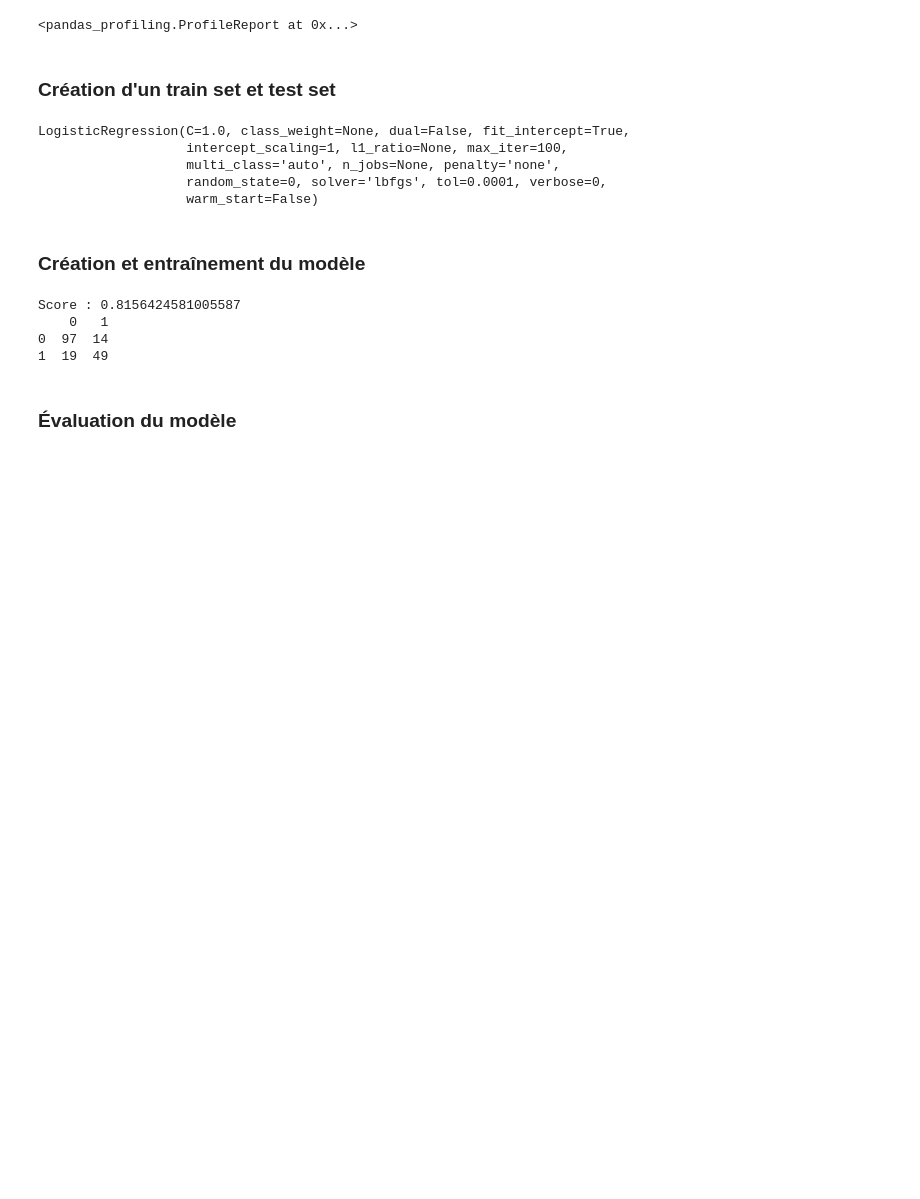
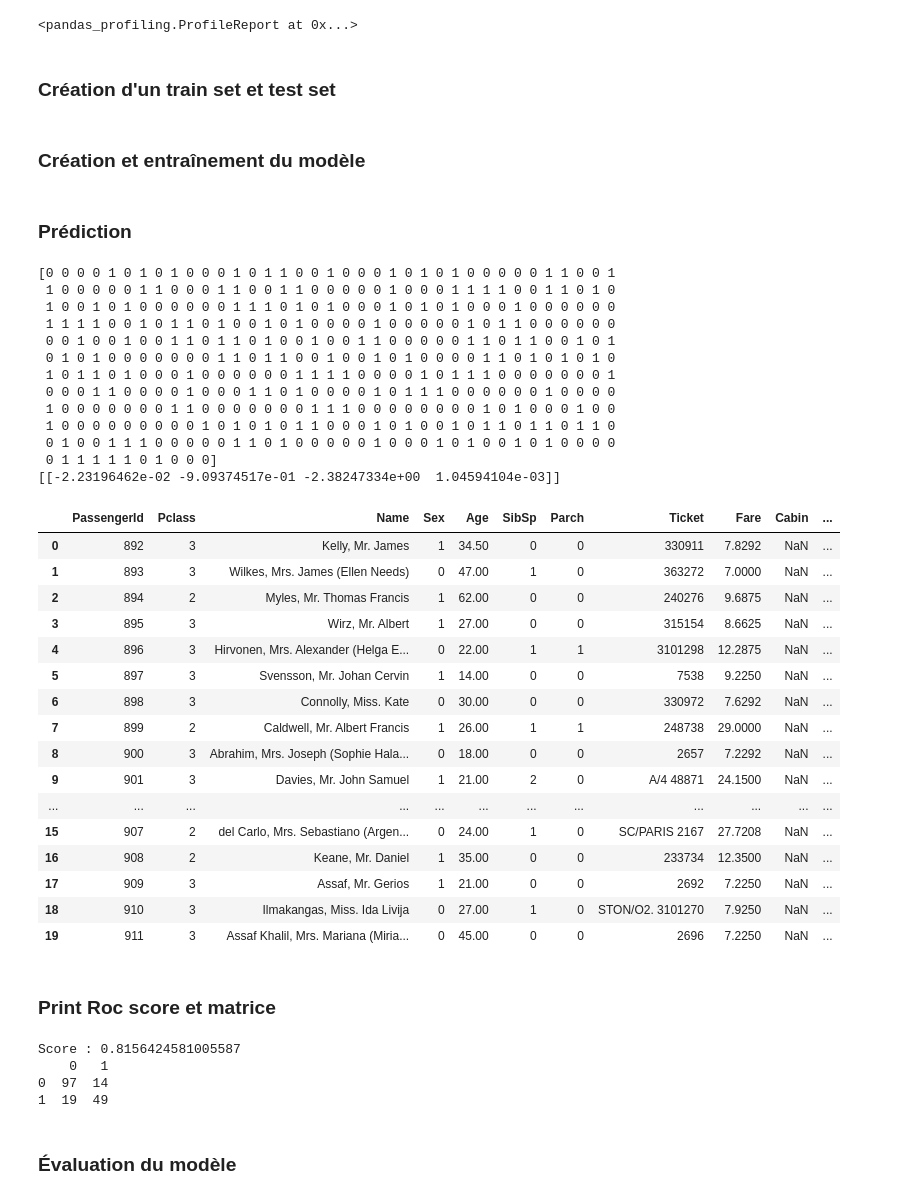
Before and after one commit to PierreEpron/di_caprio, a Jupyter notebook: Titanic_regression_logistique_MG.ipynb, the cells around one changed output. Drawn from its saved outputs; the diff is of its cells as text; code cells hidden in the pictures; blank space fills up the shorter version.

```diff
--- a/Titanic_regression_logistique_MG.ipynb
+++ b/Titanic_regression_logistique_MG.ipynb
@@ -18,6 +18,9 @@ train = r"C:\Users\Shadow\Desktop\brief_projet_2\train.csv"
 df_train = pd.read_csv(train, sep=',')
 df_train.head()
 df_train.info()
+evaluation = r"C:\Users\Shadow\Desktop\brief_projet_2\test.csv"
+df_eval = pd.read_csv(evaluation, sep=',')
+df_eval.info()
 # %% [output]
 <class 'pandas.core.frame.DataFrame'>
 RangeIndex: 891 entries, 0 to 890
@@ -57,6 +60,8 @@ df_train.describe(include="all")
 
 
 df_train['Age'] = df_train['Age'].fillna(29.69)
+df_eval['Age'] = df_eval['Age'].fillna(29.69)
+df_eval['Fare'] = df_eval['Fare'].fillna(32.20)
 
 num_missing_X = lambda x: sum(x.isnull())
 print("Valeurs manquantes par colonne:\n", df_train.apply(num_missing_X, axis=0))
@@ -107,7 +112,7 @@ from sklearn.linear_model import LogisticRegression
 from sklearn.metrics import confusion_matrix
 
 df_train['Sex'] = pd.Categorical(df_train['Sex']).codes
-
+df_eval['Sex'] = pd.Categorical(df_eval['Sex']).codes
 
 #df_train['Fare'] = pd.Categorical(df_train['Fare']).codes
 
@@ -120,21 +125,54 @@ y = df_train['Survived']
 
 
 X_train, X_test, y_train, y_test = train_test_split(df_train[['Age', 'Pclass', 'Sex', 'Fare']].to_numpy(), df_train['Survived'].to_numpy(), test_size = 0.2, random_state=5)
-
-reg_log2 = LogisticRegression(solver='lbfgs', multi_class='auto', penalty ='none', random_state = 0)
-reg_log2.fit(X, y)
-# %% [output]
-LogisticRegression(C=1.0, class_weight=None, dual=False, fit_intercept=True,
-                   intercept_scaling=1, l1_ratio=None, max_iter=100,
-                   multi_class='auto', n_jobs=None, penalty='none',
-                   random_state=0, solver='lbfgs', tol=0.0001, verbose=0,
-                   warm_start=False)
 # %% [markdown]
 ### Création et entraînement du modèle
 # %%
 clf = linear_model.LogisticRegression()
 clf.fit(X_train, y_train)
 pred =  clf.predict(X_test)
+# %% [markdown]
+### Prédiction
+# %%
+pred_eval = clf.predict(df_eval[['Age', 'Pclass', 'Sex', 'Fare']])
+print(pred_eval)
+df_eval['Survived'] = pd.Series(pred_eval)
+
+print(clf.coef_)
+df_eval.head(20)
+# %% [output]
+[0 0 0 0 1 0 1 0 1 0 0 0 1 0 1 1 0 0 1 0 0 0 1 0 1 0 1 0 0 0 0 0 1 1 0 0 1
+ 1 0 0 0 0 0 1 1 0 0 0 1 1 0 0 1 1 0 0 0 0 0 1 0 0 0 1 1 1 1 0 0 1 1 0 1 0
+ 1 0 0 1 0 1 0 0 0 0 0 0 1 1 1 0 1 0 1 0 0 0 1 0 1 0 1 0 0 0 1 0 0 0 0 0 0
+ 1 1 1 1 0 0 1 0 1 1 0 1 0 0 1 0 1 0 0 0 0 1 0 0 0 0 0 1 0 1 1 0 0 0 0 0 0
+ 0 0 1 0 0 1 0 0 1 1 0 1 1 0 1 0 0 1 0 0 1 1 0 0 0 0 0 1 1 0 1 1 0 0 1 0 1
+ 0 1 0 1 0 0 0 0 0 0 0 1 1 0 1 1 0 0 1 0 0 1 0 1 0 0 0 0 1 1 0 1 0 1 0 1 0
+ 1 0 1 1 0 1 0 0 0 1 0 0 0 0 0 0 1 1 1 1 0 0 0 0 1 0 1 1 1 0 0 0 0 0 0 0 1
+ 0 0 0 1 1 0 0 0 0 1 0 0 0 1 1 0 1 0 0 0 0 1 0 1 1 1 0 0 0 0 0 0 1 0 0 0 0
+ 1 0 0 0 0 0 0 0 1 1 0 0 0 0 0 0 0 1 1 1 0 0 0 0 0 0 0 0 1 0 1 0 0 0 1 0 0
+ 1 0 0 0 0 0 0 0 0 0 1 0 1 0 1 0 1 1 0 0 0 1 0 1 0 0 1 0 1 1 0 1 1 0 1 1 0
+ 0 1 0 0 1 1 1 0 0 0 0 0 1 1 0 1 0 0 0 0 0 1 0 0 0 1 0 1 0 0 1 0 1 0 0 0 0
+ 0 1 1 1 1 1 0 1 0 0 0]
+[[-2.23196462e-02 -9.09374517e-01 -2.38247334e+00  1.04594104e-03]]
+|  | PassengerId | Pclass | Name | Sex | Age | SibSp | Parch | Ticket | Fare | Cabin | ... |
+| 0 | 892 | 3 | Kelly, Mr. James | 1 | 34.50 | 0 | 0 | 330911 | 7.8292 | NaN | ... |
+| 1 | 893 | 3 | Wilkes, Mrs. James (Ellen Needs) | 0 | 47.00 | 1 | 0 | 363272 | 7.0000 | NaN | ... |
+| 2 | 894 | 2 | Myles, Mr. Thomas Francis | 1 | 62.00 | 0 | 0 | 240276 | 9.6875 | NaN | ... |
+| 3 | 895 | 3 | Wirz, Mr. Albert | 1 | 27.00 | 0 | 0 | 315154 | 8.6625 | NaN | ... |
+| 4 | 896 | 3 | Hirvonen, Mrs. Alexander (Helga E... | 0 | 22.00 | 1 | 1 | 3101298 | 12.2875 | NaN | ... |
+| 5 | 897 | 3 | Svensson, Mr. Johan Cervin | 1 | 14.00 | 0 | 0 | 7538 | 9.2250 | NaN | ... |
+| 6 | 898 | 3 | Connolly, Miss. Kate | 0 | 30.00 | 0 | 0 | 330972 | 7.6292 | NaN | ... |
+| 7 | 899 | 2 | Caldwell, Mr. Albert Francis | 1 | 26.00 | 1 | 1 | 248738 | 29.0000 | NaN | ... |
+| 8 | 900 | 3 | Abrahim, Mrs. Joseph (Sophie Hala... | 0 | 18.00 | 0 | 0 | 2657 | 7.2292 | NaN | ... |
+| 9 | 901 | 3 | Davies, Mr. John Samuel | 1 | 21.00 | 2 | 0 | A/4 48871 | 24.1500 | NaN | ... |
+| ... | ... | ... | ... | ... | ... | ... | ... | ... | ... | ... | ... |
+| 15 | 907 | 2 | del Carlo, Mrs. Sebastiano (Argen... | 0 | 24.00 | 1 | 0 | SC/PARIS 2167 | 27.7208 | NaN | ... |
+| 16 | 908 | 2 | Keane, Mr. Daniel | 1 | 35.00 | 0 | 0 | 233734 | 12.3500 | NaN | ... |
+| 17 | 909 | 3 | Assaf, Mr. Gerios | 1 | 21.00 | 0 | 0 | 2692 | 7.2250 | NaN | ... |
+| 18 | 910 | 3 | Ilmakangas, Miss. Ida Livija | 0 | 27.00 | 1 | 0 | STON/O2. 3101270 | 7.9250 | NaN | ... |
+| 19 | 911 | 3 | Assaf Khalil, Mrs. Mariana (Miria... | 0 | 45.00 | 0 | 0 | 2696 | 7.2250 | NaN | ... |
+# %% [markdown]
+### Print Roc score et matrice
 # %%
 print('Score : %s'%(clf.score(X_test, y_test)))
 M = confusion_matrix(y_test, pred)
```
Also changed, not shown: parts of 5 cells of this notebook.
